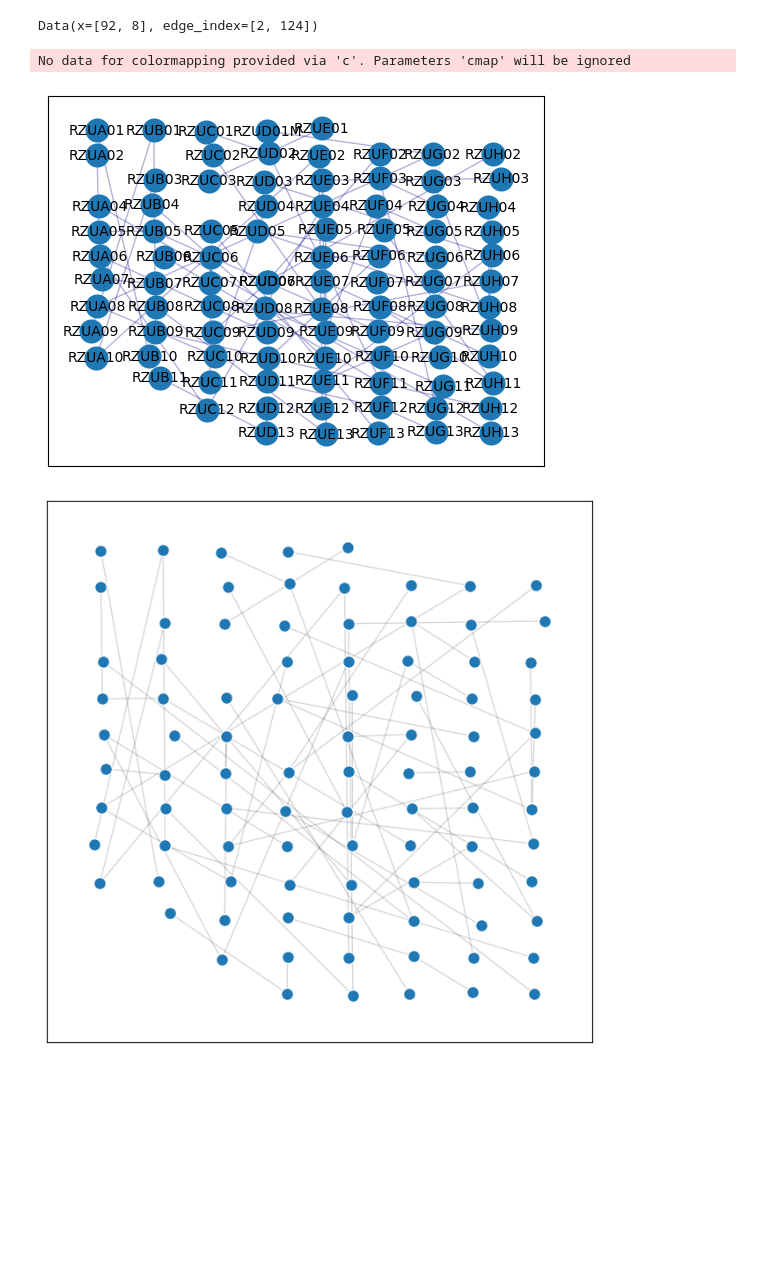
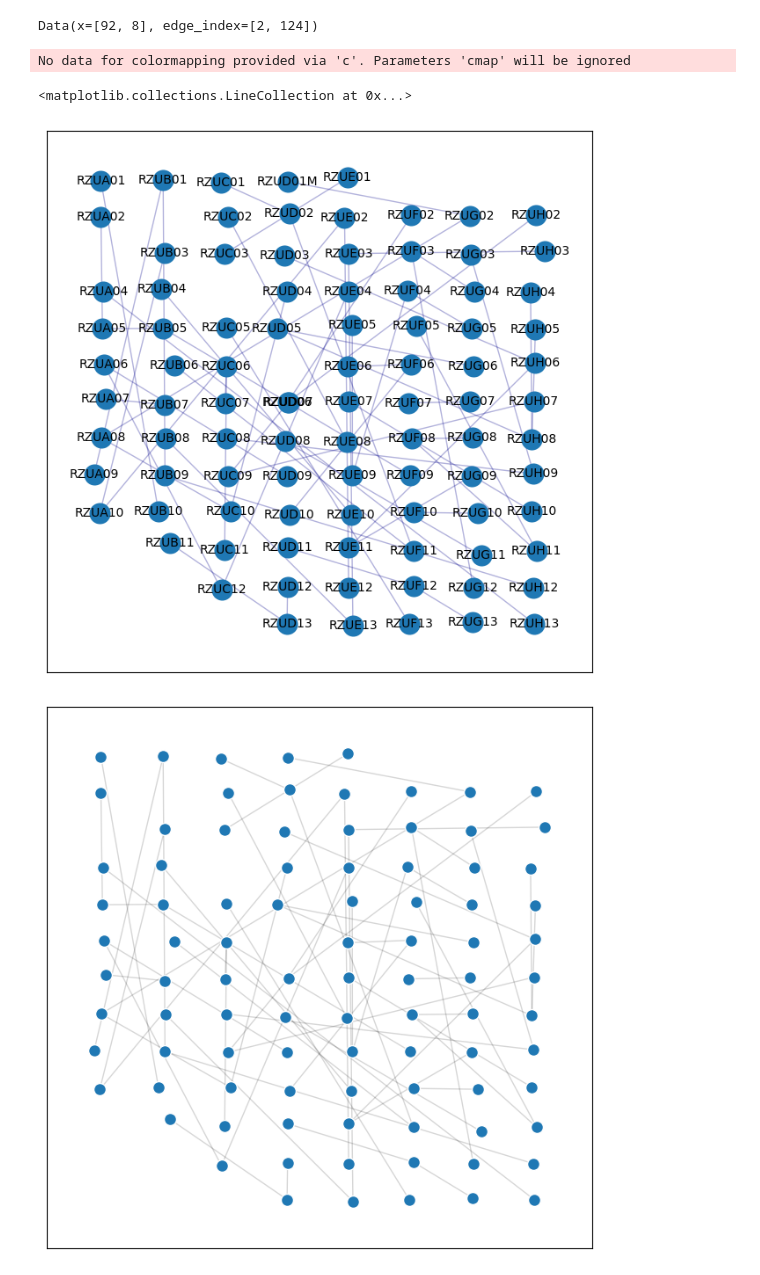
Before and after one commit to andrescastro-itm/GNN_ecoacoustic, a Jupyter notebook: main.ipynb, the cells around one changed output. Cells and saved outputs as stored; diff of their text form; code cells hidden in the pictures; blank space fills up the shorter version.

```diff
--- a/main.ipynb
+++ b/main.ipynb
@@ -416,26 +416,29 @@ edge_weights = [1 for u, v in G.edges()]
 # %%
 # Dibujar los nodos del grafo con tamaño personalizado
 node_size = 300
 # node_color = colores
 node_border_color = 'white'
 node_border_width = 0
 node_labels = {node: df_map.index[node] for node in G.nodes()}
+
+fig, ax = plt.subplots(figsize=(8,8))
 nx.draw_networkx_nodes(graphs_[0], positions, nodelist=G.nodes(), node_size=node_size,# node_color=node_color,
                        linewidths=node_border_width, edgecolors=node_border_color, cmap="summer")
 nx.draw_networkx_labels(G, positions, labels=node_labels, font_color='black', font_size=10)
 
 # escalar los anchos de los enlaces
 min_width = 1  # ancho mínimo de enlace
 max_width = 5  # ancho máximo de enlace
 # scaled_widths = [(w - min(edge_weights)) / (max(edge_weights) - min(edge_weights)) * (max_width - min_width) + min_width for w in edge_weights] #si valor de enlace es cercano al umbral, el color se acercará al azul, si es mucho mayor al umbral se acerca al rojo
 
 
 # Dibujar los enlaces del grafo con ancho constante y colores personalizados
 nx.draw_networkx_edges(G, positions, width=edge_weights, edge_color="darkblue", alpha=0.3) # se puede ver tambien con colores cambiando edge_color=edge_colors
-plt.savefig('./results/graph_geo.pdf', transparent=True, dpi=300,bbox_inches='tight',pad_inches=0.0)
+# fig.savefig('./results/graph_geo.pdf', transparent=True, dpi=300,bbox_inches='tight',pad_inches=0.0)
 # %% [output]
 No data for colormapping provided via 'c'. Parameters 'cmap' will be ignored
+<matplotlib.collections.LineCollection at 0x...>
-[figure, old version]
+[figure, new version]
 # %%
 import seaborn as sns
 # %%
```
